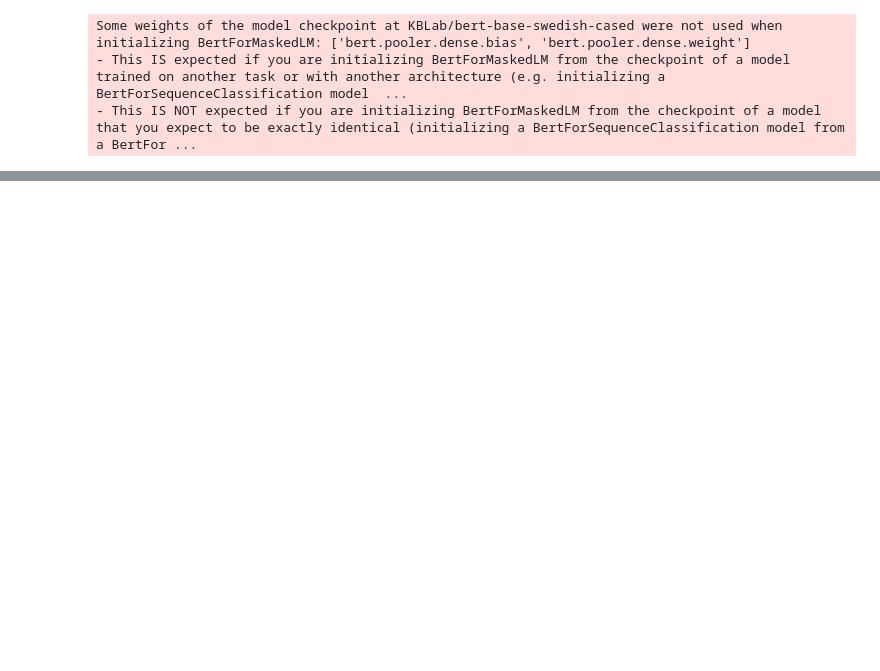
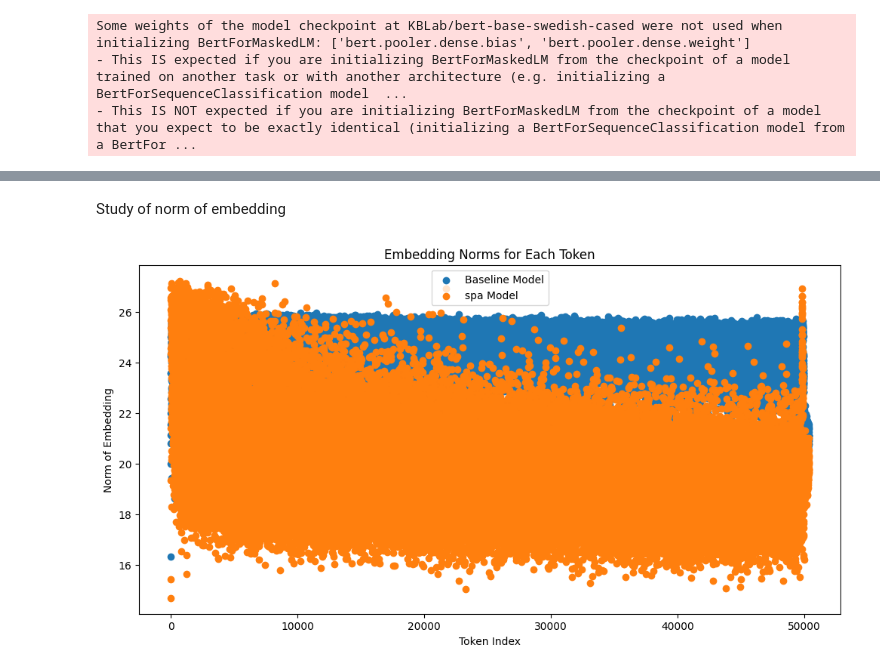
Before and after one commit to swerik-project/pretraining_plm, a Jupyter notebook: comprehension_model2.ipynb, the cells around one changed output, grey strips where cells are left out. Drawn from its saved outputs; the diff is of its cells as text; code cells hidden in the pictures; blank space fills up the shorter version.

```diff
--- a/comprehension_model2.ipynb
+++ b/comprehension_model2.ipynb
@@ -1349,0 +476,21 @@ plot_trajectory([prediction_kb,prediction_ft],[proba_kb,proba_ft], y_labels = ["
+# %% [markdown]
+Study of norm of embedding
+# %%
+
+baseline_norms = get_embedding_norms(model_kb)
+finetuned_norms = get_embedding_norms(model_hugging_face)
+exbert_norms = get_embedding_norms(model_exbert)
+#spa_norms =get_embedding_norms(mosaicBert).tolist()
+tokens = tokenizer.convert_ids_to_tokens(range(len(baseline_norms.tolist())))
+tokens_exbert = exbert_tokenizer.convert_ids_to_tokens(range(len(exbert_norms.tolist())))
+#tokens_spa = swerick_tokenizer.convert_ids_to_tokens(range(len(spa_norms)))
+plt.figure(figsize=(12, 6))
+plt.scatter(np.arange(len(baseline_norms.tolist())),baseline_norms.tolist(),label='Baseline Model')
+plt.scatter(np.arange(len(finetuned_norms.tolist())),finetuned_norms.tolist(), label='spa Model')
+plt.xlabel('Token Index')
+plt.ylabel('Norm of Embedding')
+plt.title('Embedding Norms for Each Token')
+plt.legend()
+plt.show()
+# %% [output]
+[figure, added]
```
Also changed, not shown: parts of 84 cells of this notebook.
